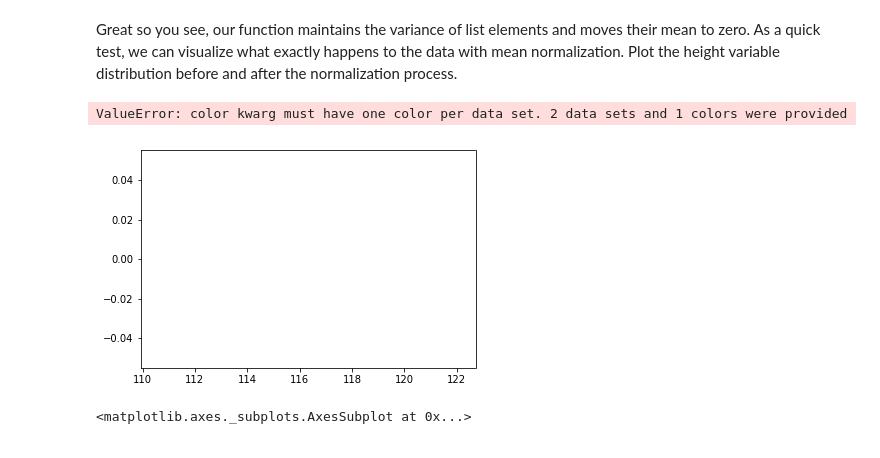
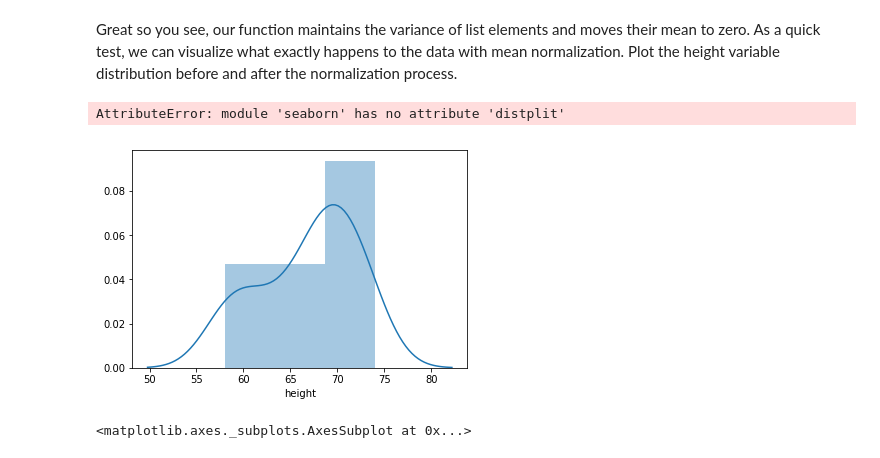
Before and after one commit to georgewillben/dsc-0-10-04-cov-corr-lab-online-ds-pt-100118, a Jupyter notebook: index.ipynb, the cells around one changed output. Drawn from its saved outputs; the diff is of its cells as text; code cells hidden in the pictures.

```diff
--- a/index.ipynb
+++ b/index.ipynb
@@ -108,14 +108,14 @@ Great so you see, our function maintains the variance of list elements and moves
 # %%
 # Visualize the height data distribution before and after mean normalization
 import matplotlib.pyplot as plt
 import seaborn as sns
 
 sns.distplot(df.height)
 
-sns.distplit(mean_normalize(df))
+sns.distplit(mean_normalize(df.height))
 # %% [output]
-ValueError: color kwarg must have one color per data set. 2 data sets and 1 colors were provided
+AttributeError: module 'seaborn' has no attribute 'distplit'
-[figure, old version]
+[figure, new version]
 # %%
 # %% [output]
 <matplotlib.axes._subplots.AxesSubplot at 0x...>
```
